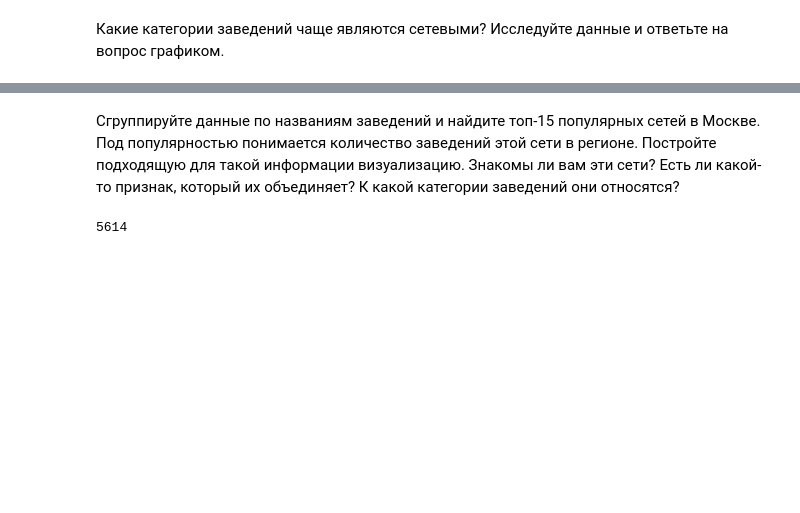
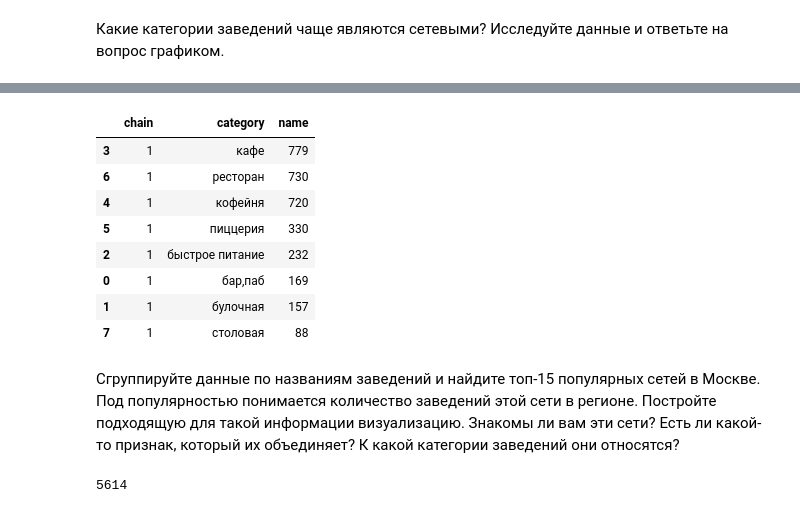
Before and after one commit to akirionenko/research-of-the-public-catering-market-in-Moscow-, a Jupyter notebook: проект_11.ipynb, the cells around one changed output, grey strips where cells are left out. Saved outputs shown, nothing was run; the diff lists cells and outputs as text; code cells hidden in the pictures; blank space fills up the shorter version.

```diff
--- a/проект_11.ipynb
+++ b/проект_11.ipynb
@@ -199,3 +218,15 @@ fig.show()
+# %%
+data.query('chain == 1').groupby(['chain', 'category'], as_index = False)[['name']].count().sort_values('name', ascending=False)
+# %% [output]
+|  | chain | category | name |
+| 3 | 1 | кафе | 779 |
+| 6 | 1 | ресторан | 730 |
+| 4 | 1 | кофейня | 720 |
+| 5 | 1 | пиццерия | 330 |
+| 2 | 1 | быстрое питание | 232 |
+| 0 | 1 | бар,паб | 169 |
+| 1 | 1 | булочная | 157 |
+| 7 | 1 | столовая | 88 |
 # %% [markdown]
 Сгруппируйте данные по названиям заведений и найдите топ-15 популярных сетей в Москве. Под популярностью понимается количество заведений этой сети в регионе. Постройте подходящую для такой информации визуализацию. Знакомы ли вам эти сети? Есть ли какой-то признак, который их объединяет? К какой категории заведений они относятся?
 # %%
```
Also changed, not shown: parts of 5 cells of this notebook.
